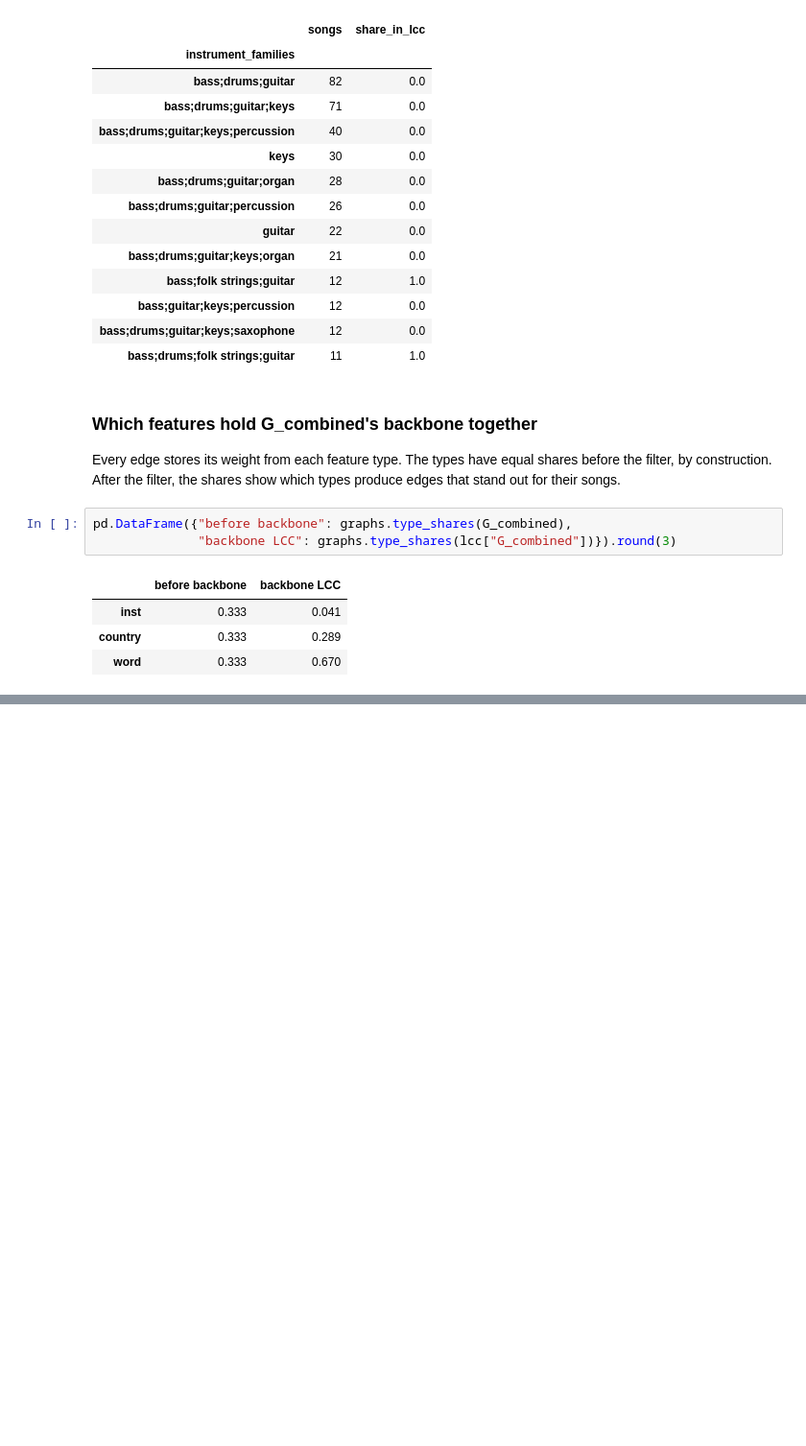
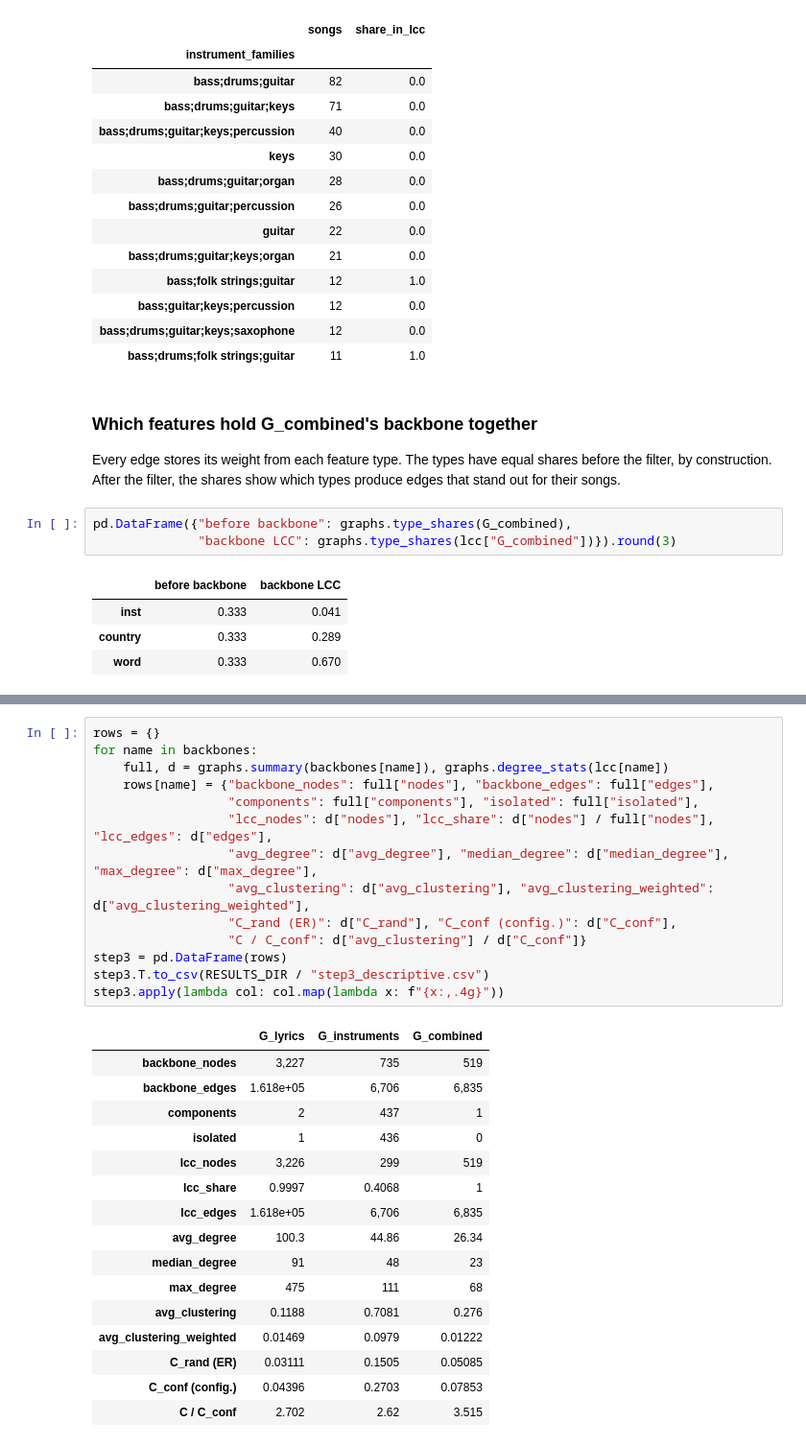
Before and after one commit to CRisager/SocialGraphs_FinalProject, a Jupyter notebook: notebooks/analysis.ipynb, the cells around one changed output, grey strips where cells are left out. Shown at 96% size. Saved outputs shown, nothing was run; the diff lists cells and outputs as text; blank space fills up the shorter version.

```diff
--- a/notebooks/analysis.ipynb
+++ b/notebooks/analysis.ipynb
@@ -272,0 +284,31 @@ pd.DataFrame({"before backbone": graphs.type_shares(G_combined),
+# %%
+rows = {}
+for name in backbones:
+    full, d = graphs.summary(backbones[name]), graphs.degree_stats(lcc[name])
+    rows[name] = {"backbone_nodes": full["nodes"], "backbone_edges": full["edges"],
+                  "components": full["components"], "isolated": full["isolated"],
+                  "lcc_nodes": d["nodes"], "lcc_share": d["nodes"] / full["nodes"], "lcc_edges": d["edges"],
+                  "avg_degree": d["avg_degree"], "median_degree": d["median_degree"], "max_degree": d["max_degree"],
+                  "avg_clustering": d["avg_clustering"], "avg_clustering_weighted": d["avg_clustering_weighted"],
+                  "C_rand (ER)": d["C_rand"], "C_conf (config.)": d["C_conf"],
+                  "C / C_conf": d["avg_clustering"] / d["C_conf"]}
+step3 = pd.DataFrame(rows)
+step3.T.to_csv(RESULTS_DIR / "step3_descriptive.csv")
+step3.apply(lambda col: col.map(lambda x: f"{x:,.4g}"))
+# %% [output]
+|  | G_lyrics | G_instruments | G_combined |
+| backbone_nodes | 3,227 | 735 | 519 |
+| backbone_edges | 1.618e+05 | 6,706 | 6,835 |
+| components | 2 | 437 | 1 |
+| isolated | 1 | 436 | 0 |
+| lcc_nodes | 3,226 | 299 | 519 |
+| lcc_share | 0.9997 | 0.4068 | 1 |
+| lcc_edges | 1.618e+05 | 6,706 | 6,835 |
+| avg_degree | 100.3 | 44.86 | 26.34 |
+| median_degree | 91 | 48 | 23 |
+| max_degree | 475 | 111 | 68 |
+| avg_clustering | 0.1188 | 0.7081 | 0.276 |
+| avg_clustering_weighted | 0.01469 | 0.0979 | 0.01222 |
+| C_rand (ER) | 0.03111 | 0.1505 | 0.05085 |
+| C_conf (config.) | 0.04396 | 0.2703 | 0.07853 |
+| C / C_conf | 2.702 | 2.62 | 3.515 |
```
Also changed, not shown: parts of 2 cells of this notebook, 6 other files.
